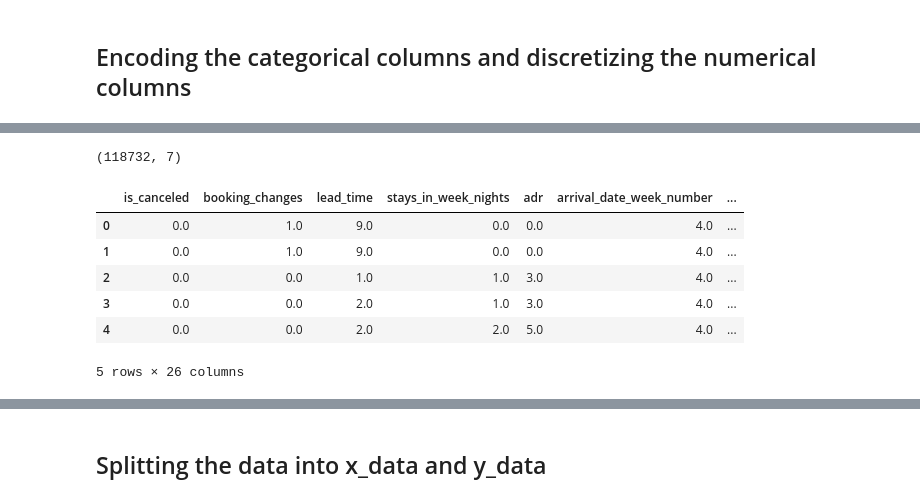
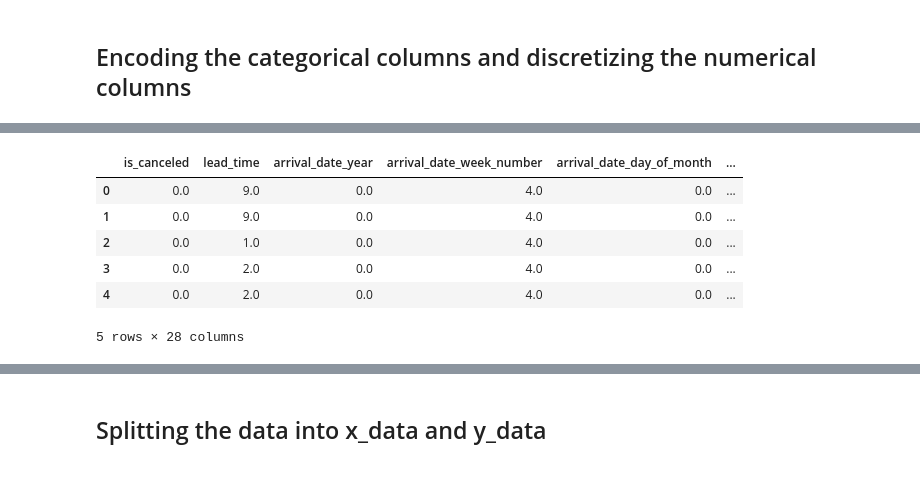
Before and after one commit to hlahany/Hotel-Booking-Big-Data, a Jupyter notebook: testing.ipynb, the cells around one changed output, grey strips where cells are left out. Saved outputs shown, nothing was run; the diff lists cells and outputs as text; code cells hidden in the pictures.

```diff
--- a/testing.ipynb
+++ b/testing.ipynb
@@ -227,0 +193,7 @@ df
+# %%
+# As the column 'reservation_status' is a replica of 'is_canceled' column, we can drop it
+# Also the column 'reservation_status_date' can make us cheat in the prediction, so we can drop it
+# As this variable can be used in conjunction with the ReservationStatus to understand when was the booking canceled or when did the customer checked-out of the hotel
+
+df.drop(['reservation_status', 'reservation_status_date'], axis=1, inplace=True)
+df
@@ -288,0 +268,8 @@ numerical_features
+# %%
+# Remove the target column 'is_canceled' from the df_num data frame
+df_num = df_num.drop(['is_canceled'], axis=1)
+
+# Show the numerical columns
+numerical_features = df_num.columns.tolist()
+print (numerical_features)
+df_num
@@ -337,6 +397,6 @@ df_num
 # %%
 # Define the pipeline for numerical columns
-numerical_pipeline = Pipeline([
+numerical_pipeline_discretizer = Pipeline([
     ('discretizer', KBinsDiscretizer(n_bins=10, encode='ordinal', strategy='quantile'))
 ])
 # %%
@@ -345,24 +405,16 @@ categorical_pipeline = Pipeline([
     ('encoder', OrdinalEncoder())
 ])
 # %%
-
-# # drop children                          0.0
-# babies                            0.0
-# is_repeated_guest                 0.0
-# previous_cancellations            0.0
-# previous_bookings_not_canceled    0.0
-# days_in_waiting_list              0.0
-# required_car_parking_spaces       0.0
-numerical_features_zero_mean = ['children', 'babies', 'is_repeated_guest', 'previous_cancellations', 'previous_bookings_not_canceled', 'days_in_waiting_list', 'required_car_parking_spaces']
+# numerical_features_zero_mean = ['children', 'babies', 'is_repeated_guest', 'previous_cancellations', 'previous_bookings_not_canceled', 'days_in_waiting_list', 'required_car_parking_spaces']
 
 # Remove the columns with zero mean from the list of numerical columns
-numerical_features_no_zero_mean = list(set(numerical_features) - set(numerical_features_zero_mean))
+# numerical_features_no_zero_mean = list(set(numerical_features) - set(numerical_features_zero_mean))
 
 # Column transformer to apply different transformations to different columns
 preprocessor = ColumnTransformer(
     transformers=[
         ('label', 'passthrough', ['is_canceled']),
-        ('num', numerical_pipeline, numerical_features_no_zero_mean),
+        ('num', numerical_pipeline_discretizer, numerical_features),
         ('cat', categorical_pipeline, categorical_features),
     ],
     remainder='drop'
@@ -373,22 +443,15 @@ transformed_data = preprocessor.fit_transform(df)
-# %%
-# Check na values in the numerical_features_zero_mean
-df[numerical_features_zero_mean].shape
-# %% [output]
-(118732, 7)
 # %%
 # Convert the transformed data back to DataFrame
-transformed_df = pd.DataFrame(transformed_data, columns=['is_canceled'] + numerical_features_no_zero_mean + categorical_features , index=df.index)
+transformed_df = pd.DataFrame(transformed_data, columns=['is_canceled'] + numerical_features + categorical_features )
 transformed_df.head()
 
-# Merge the columns with zero mean back to the transformed data with index
-transformed_df = pd.concat([transformed_df, df[numerical_features_zero_mean]], axis=1)
-
-transformed_df.head()
+# # Merge the columns with zero mean back to the transformed data with index
+# transformed_df = pd.concat([transformed_df, df[numerical_features_zero_mean]], axis=1)
 # %% [output]
-|  | is_canceled | booking_changes | lead_time | stays_in_week_nights | adr | arrival_date_week_number | ... |
-| 0 | 0.0 | 1.0 | 9.0 | 0.0 | 0.0 | 4.0 | ... |
-| 1 | 0.0 | 1.0 | 9.0 | 0.0 | 0.0 | 4.0 | ... |
-| 2 | 0.0 | 0.0 | 1.0 | 1.0 | 3.0 | 4.0 | ... |
-| 3 | 0.0 | 0.0 | 2.0 | 1.0 | 3.0 | 4.0 | ... |
-| 4 | 0.0 | 0.0 | 2.0 | 2.0 | 5.0 | 4.0 | ... |
+|  | is_canceled | lead_time | arrival_date_year | arrival_date_week_number | arrival_date_day_of_month | ... |
+| 0 | 0.0 | 9.0 | 0.0 | 4.0 | 0.0 | ... |
+| 1 | 0.0 | 9.0 | 0.0 | 4.0 | 0.0 | ... |
+| 2 | 0.0 | 1.0 | 0.0 | 4.0 | 0.0 | ... |
+| 3 | 0.0 | 2.0 | 0.0 | 4.0 | 0.0 | ... |
+| 4 | 0.0 | 2.0 | 0.0 | 4.0 | 0.0 | ... |
-5 rows × 26 columns
+5 rows × 28 columns
```
Also changed, not shown: parts of 42 cells of this notebook, 1 other file.
